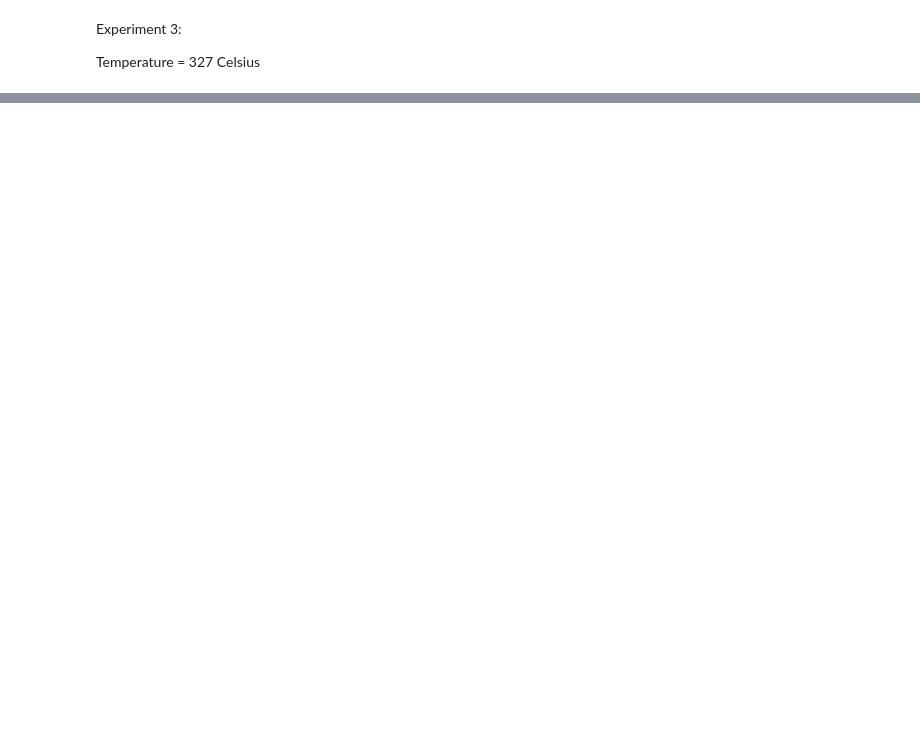
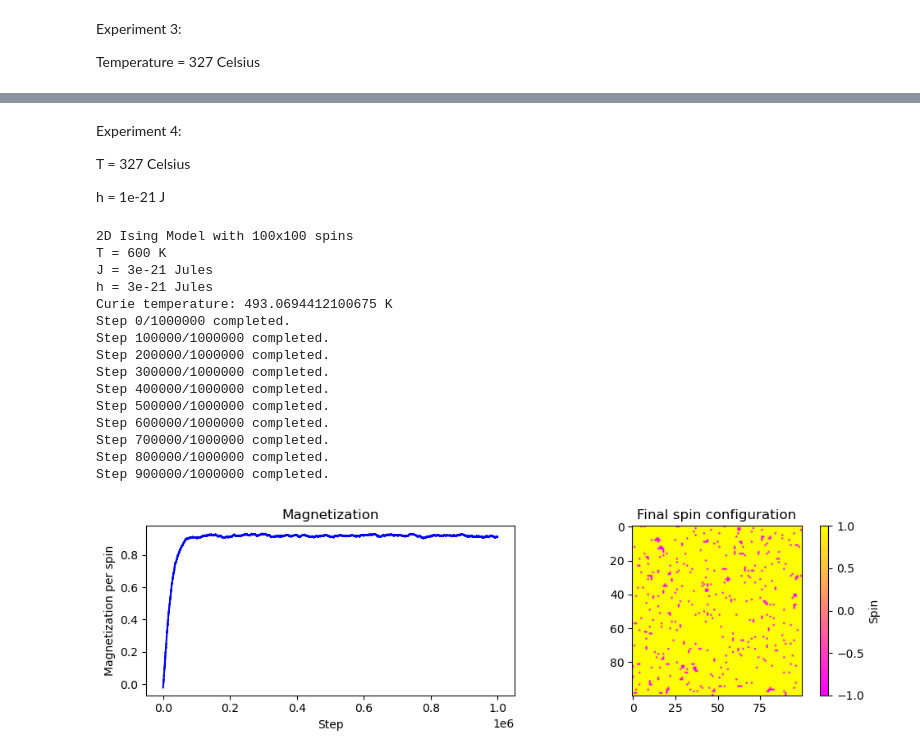
Before and after one commit to CarlosGarciaSanchez19/IsingModelSimulator, a Jupyter notebook: IsingModelSimulator.ipynb, the cells around one changed output, grey strips where cells are left out. Saved outputs shown, nothing was run; the diff lists cells and outputs as text; code cells hidden in the pictures; blank space fills up the shorter version.

```diff
--- a/IsingModelSimulator.ipynb
+++ b/IsingModelSimulator.ipynb
@@ -195,0 +118,40 @@ Step 900000/1000000 completed.
+# %% [markdown]
+Experiment 4:
+
+T = 327 Celsius
+
+h = 1e-21 J
+# %%
+steps = 1000000
+size = 100
+j = 3e-21
+h = 3e-21
+temperature = 600 # 327 Celsius
+model = im.IsingModelClass(size, temperature)
+model.J = j
+model.h = h
+print(model)
+
+model.animate(steps, "ising_model_3")
+
+model = im.IsingModelClass(size, temperature)
+model.J = j
+model.h = h
+model.plot_magnetization(steps)
+# %% [output]
+2D Ising Model with 100x100 spins
+T = 600 K
+J = 3e-21 Jules
+h = 3e-21 Jules
+Curie temperature: 493.0694412100675 K
+Step 0/1000000 completed.
+Step 100000/1000000 completed.
+Step 200000/1000000 completed.
+Step 300000/1000000 completed.
+Step 400000/1000000 completed.
+Step 500000/1000000 completed.
+Step 600000/1000000 completed.
+Step 700000/1000000 completed.
+Step 800000/1000000 completed.
+Step 900000/1000000 completed.
+[figure, added]
```
Also changed, not shown: parts of 6 cells of this notebook, 5 other files.
